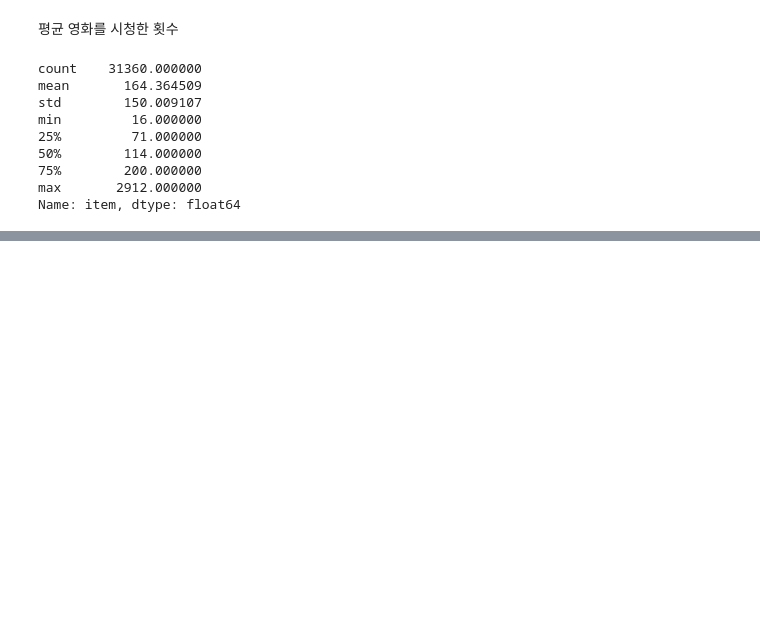
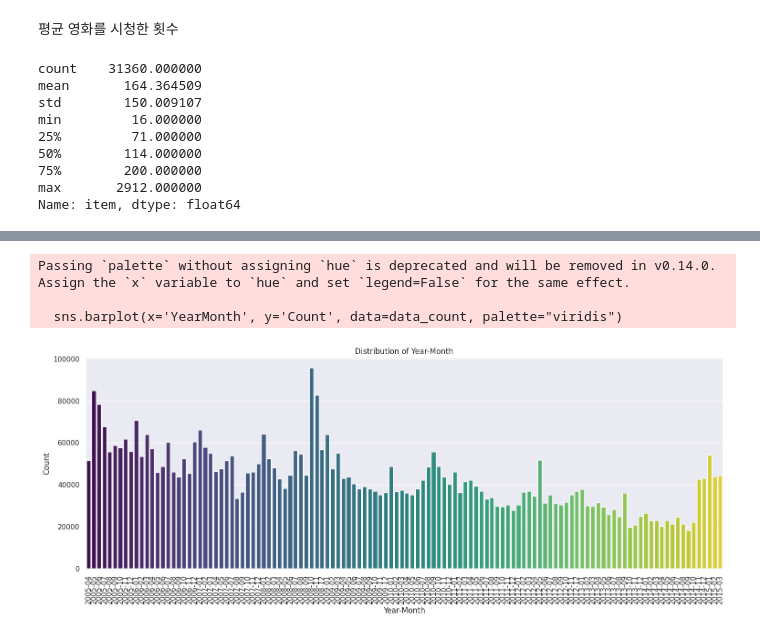
Before and after one commit to boostcampaitech6/level2-movierecommendation-recsys-05, a Jupyter notebook: GT/src/EDA.ipynb, the cells around one changed output, grey strips where cells are left out. Saved outputs shown, nothing was run; the diff lists cells and outputs as text; code cells hidden in the pictures; blank space fills up the shorter version.

```diff
--- a/GT/src/EDA.ipynb
+++ b/GT/src/EDA.ipynb
@@ -41,0 +97,6 @@ datetime.datetime(2009, 1, 1, 13, 2, 9)
+# %%
+# Create a new column 'YearMonth' by combining 'year' and 'month'
+data['year'] = year.astype(str)
+data['month'] = month.astype(str)
+data['YearMonth'] = data['year'].astype(str) + '-' + data['month'].astype(str).str.zfill(2)
+data.sample(5)
@@ -41,0 +110,4 @@ datetime.datetime(2009, 1, 1, 13, 2, 9)
+# %%
+# data['YearMonth'] = pd.to_datetime(data['YearMonth'], format='%Y-%m')
+data_sorted = data.sort_values('YearMonth')
+data_sorted
@@ -41,0 +128,3 @@ datetime.datetime(2009, 1, 1, 13, 2, 9)
+# %%
+data_count = data_sorted.groupby('YearMonth').size().reset_index(name='Count')
+data_count
@@ -41,0 +145,14 @@ datetime.datetime(2009, 1, 1, 13, 2, 9)
+# %%
+# Visualize the distribution of YearMonth
+plt.figure(figsize=(18, 6))  # Adjust the figure size as per your preference
+sns.barplot(x='YearMonth', y='Count', data=data_count, palette="viridis")
+plt.xticks(rotation=90)
+plt.xlabel('Year-Month')
+plt.ylabel('Count')
+plt.title('Distribution of Year-Month')
+plt.show()
+# %% [output]
+Passing `palette` without assigning `hue` is deprecated and will be removed in v0.14.0. Assign the `x` variable to `hue` and set `legend=False` for the same effect.
+
+  sns.barplot(x='YearMonth', y='Count', data=data_count, palette="viridis")
+[figure, added]
```
Also changed, not shown: parts of 12 cells of this notebook, 10 other files.
